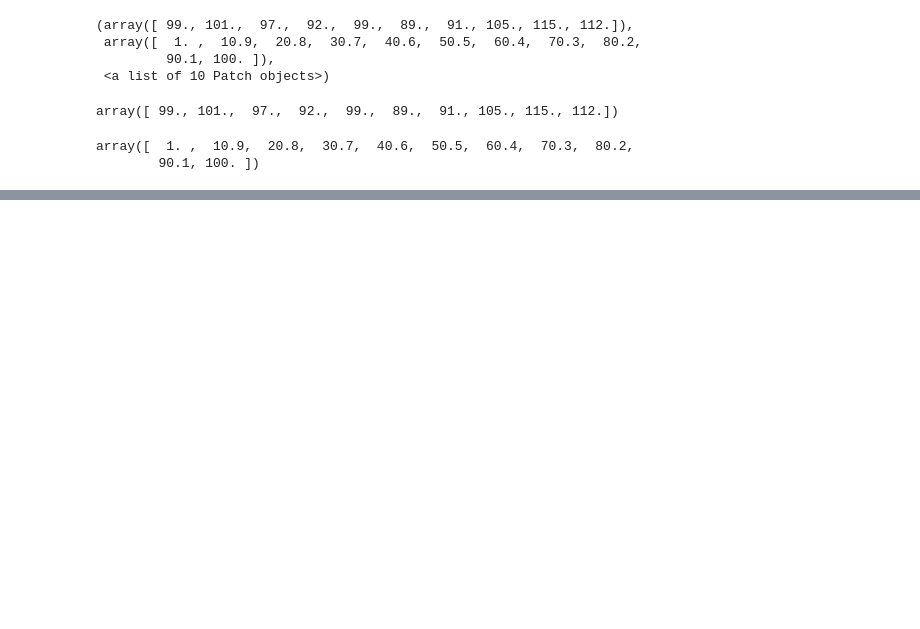
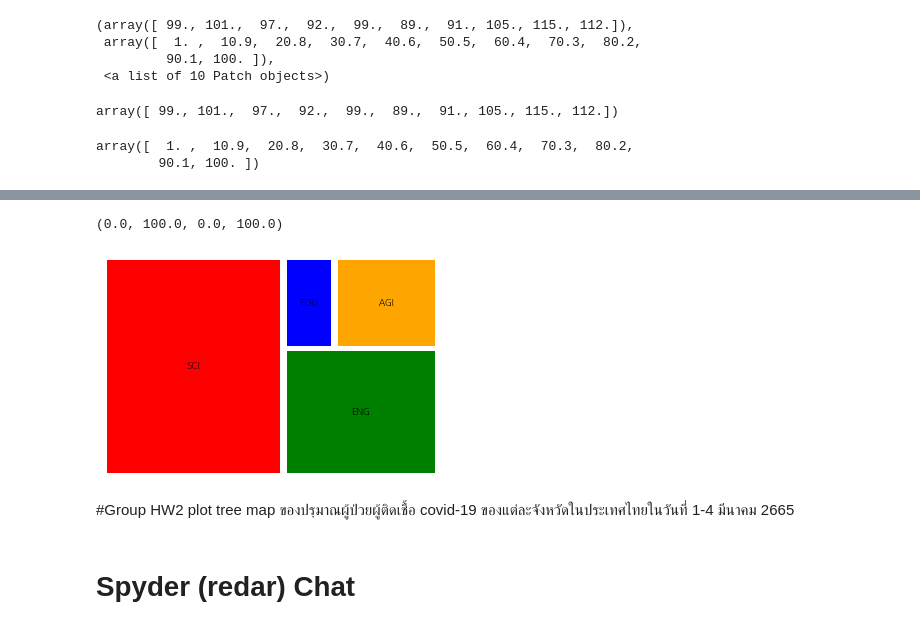
Before and after one commit to Athitiya00/data_viz_2022, a Jupyter notebook: DataViz04_Data_Comparison.ipynb, the cells around one changed output, grey strips where cells are left out. Cells and saved outputs as stored; diff of their text form; code cells hidden in the pictures; blank space fills up the shorter version.

Commit message:
Tree map and Spyder

```diff
--- a/DataViz04_Data_Comparison.ipynb
+++ b/DataViz04_Data_Comparison.ipynb
@@ -328,0 +370,14 @@ array([  1. ,  10.9,  20.8,  30.7,  40.6,  50.5,  60.4,  70.3,  80.2,
+# %%
+labels = ['SCI', 'ENG', 'EDU', 'AGI']
+data = [500, 250, 60, 120]
+color = ['red', 'green', 'blue', 'orange']
+squarify.plot(data,color=color, label = labels,pad=True)
+plt.axis('off')
+# %% [output]
+(0.0, 100.0, 0.0, 100.0)
+[figure, added]
+# %% [markdown]
+#Group HW2
+plot tree map ของปรฺมาณผู้ป่วยผู้ติดเชื้อ covid-19 ของแต่ละจังหวัดในประเทศไทยในวันที่ 1-4 มีนาคม 2665
+# %% [markdown]
+# Spyder (redar) Chat
```
Also changed, not shown: parts of 22 cells of this notebook.
